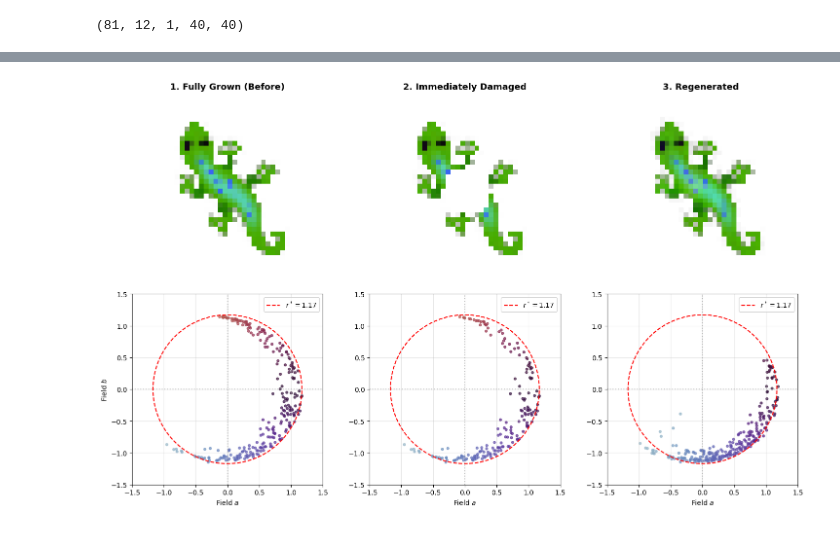
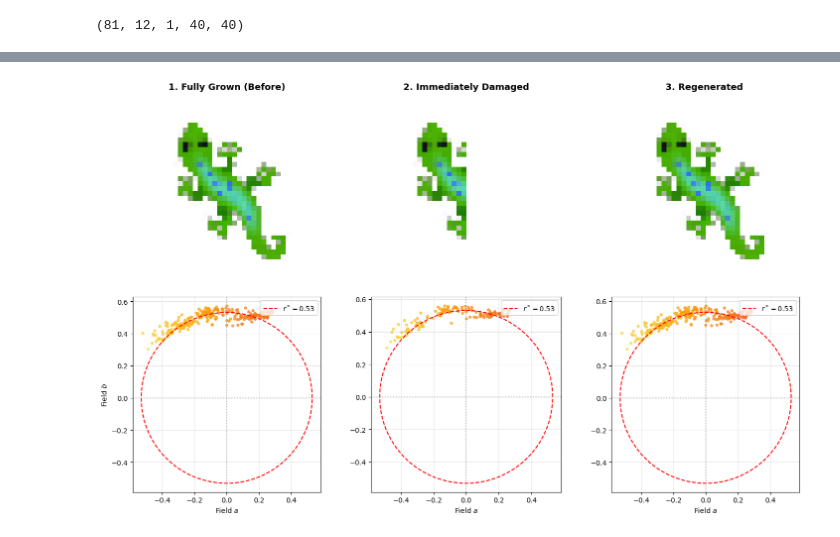
Before and after one commit to lshofsl/Thesis, a Jupyter notebook: NCA_w_RAmod.ipynb, the cells around one changed output, grey strips where cells are left out. Cells and saved outputs as stored; diff of their text form; code cells hidden in the pictures.

```diff
--- a/NCA_w_RAmod.ipynb
+++ b/NCA_w_RAmod.ipynb
@@ -445,7 +449,7 @@ del optim
 torch.cuda.empty_cache()
 # %%
 nca = NCA_RAMod(CHANNELS,hidden_n=HIDDEN_SIZE)
-nca.load_state_dict(torch.load("Trained_models/Gene/NCA_RAMod_1.pth"))
+nca.load_state_dict(torch.load("Trained_models/Gene/NCA_RAMod.pth"))
 nca.to(DEVICE).eval()
 # %% [output]
 NCA_RAMod(
@@ -467,6 +473,7 @@ def softplus(x):
 # 1. Physical parameter calculations using torch.tensor or PyTorch built-in softplus
 # Wrap parameters in float() or ensure scalar extraction before formatting
 beta_phys  = softplus(float(nca.raw_beta_d.detach().cpu())) + 1e-4
+beta_r_phys  = softplus(float(nca.beta_r.detach().cpu())) + 1e-4
 kappa_phys = F.softplus(nca.raw_kappa.detach().cpu()).item() + 1e-4
 mu_phys    = F.softplus(nca.mu.detach().cpu()).item() + 1e-4
 betar_phys = F.softplus(nca.beta_r.detach().cpu()).item() + 1e-4
@@ -532,12 +539,12 @@ def visualize_growth(nca, seed, steps_to_show=[1, 20, 50, 100, 500, 1000]):
 
     # Learned constants — cast explicitly to float scalar to prevent formatting errors
     ra_constants = {
-        'alpha': float(nca.mu.detach().cpu().flatten()[0]),
-        'beta':  float(nca.raw_beta_d.detach().cpu().flatten()[0]),
-        'beta_r': float(nca.beta_r.detach().cpu().flatten()[0]),
+        'mu': mu_phys,
+        'beta':  beta_phys,
+        'beta_r': betar_phys,
         'omega': float(nca.omega.detach().cpu().flatten()[0]),
-        'K':     float(nca.K.detach().cpu().flatten()[0]),
-        'kappa': float(nca.raw_kappa.detach().cpu().flatten()[0]),
+        'K':     K_phys,
+        'kappa': kappa_phys,
     }
 
     print("Learned RA constants:")
@@ -639,12 +597,12 @@ with torch.no_grad():
     fig, axes = plt.subplots(1, 4, figsize=(16, 4))
     axes[0].imshow(x_test[0, :4].permute(1,2,0).cpu().clip(0,1))
     axes[0].set_title('RGBA after 500 steps')
-    axes[1].imshow(x_test[0, 16].cpu(), cmap='RdBu')
-    axes[1].set_title('RA: a')
-    axes[2].imshow(x_test[0, 17].cpu(), cmap='RdBu')
-    axes[2].set_title('RA: b')
-    axes[3].imshow(x_test[0, 18].cpu(), cmap='hot')
-    axes[3].set_title('RA: d (injury field)')
+    axes[1].imshow(x_test[0, 19].cpu(), cmap='inferno')
+    axes[1].set_title('mod: amplitude')
+    axes[2].imshow(x_test[0, 20].cpu(), cmap='inferno')
+    axes[2].set_title('mod: regeneration')
+    axes[3].imshow(x_test[0, 21].cpu(), cmap='hot')
+    axes[3].set_title('mod: competence')
     plt.suptitle('RA spatial organization after growth')
     plt.tight_layout()
     plt.show()
@@ -833,17 +845,17 @@ def get_living_ab(x, alpha_idx=3, a_idx=16, b_idx=17):
 
 # --- 1. SET UP DAMAGE EXPERIMENT ---
 # Assume `x_grown` is your fully grown batch at step 100 or 500 (Shape: [B, C, H, W])
-x_current = x_test[sample_idx:sample_idx+1].clone()
+x_current = x_test.clone()
 
 # A. Before Damage State
 x_before = x_current.clone()
 
 x_damaged = x_current.clone()
-x_damaged = apply_damage(x_damaged, "center_circle")
+x_damaged = apply_damage(x_damaged, "right_half")
 
 x_regen = x_damaged.clone()
 with torch.no_grad():
-    for _ in range(100):
+    for _ in range(500):
         # Unpack output safely
         out = nca(x_regen)
         x_regen = out[0] if isinstance(out, (tuple, list)) else out
@@ -855,7 +867,7 @@ stages = [
 ]
 
 # FIX 1: Extract r_star as a scalar float rather than a list
-r_star = np.sqrt(float(nca.mu.detach().cpu()) / float(nca.beta_r.detach().cpu()))
+r_star = np.sqrt(mu_phys/ beta_r_phys)
 theta = np.linspace(0, 2 * np.pi, 200)
 
 fig, axes = plt.subplots(2, 3, figsize=(15, 9))
@@ -873,37 +885,35 @@ for col, (title, state) in enumerate(stages):
     axes[1, col].plot(
         r_star * np.cos(theta),
         r_star * np.sin(theta),
         'r--',
         label=f'$r^* = {r_star:.2f}$'
     )
     axes[1, col].axhline(0, color='gray', linestyle=':', alpha=0.5)
     axes[1, col].axvline(0, color='gray', linestyle=':', alpha=0.5)
 
     if len(a_live) > 0:
         # FIX 3: Consistent color mapping across phase space [-pi, pi]
         sc = axes[1, col].scatter(
             a_live, b_live,
             c=angles,
-            cmap='twilight',
+            cmap='inferno',
             vmin=-np.pi,
             vmax=np.pi,
             s=12,
             alpha=0.7
         )
 
-    axes[1, col].set_xlim(-1.5, 1.5)
-    axes[1, col].set_ylim(-1.5, 1.5)
     axes[1, col].set_aspect('equal')
     axes[1, col].set_xlabel('Field $a$')
     if col == 0:
         axes[1, col].set_ylabel('Field $b$')
     axes[1, col].grid(True, alpha=0.3)
     axes[1, col].legend(loc='upper right')
 
 plt.tight_layout()
 plt.show()
 # %% [output]
-[figure, old version]
+[figure, new version]
 # %%
 
 import torchvision.transforms.v2.functional as TF
```
Also changed, not shown: parts of 17 cells of this notebook.
